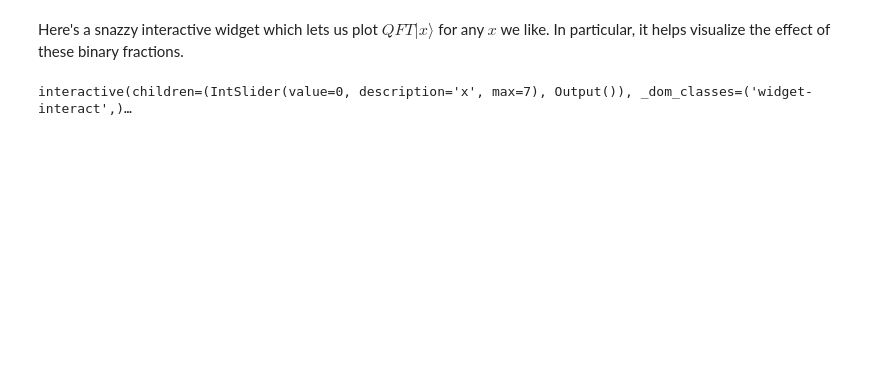
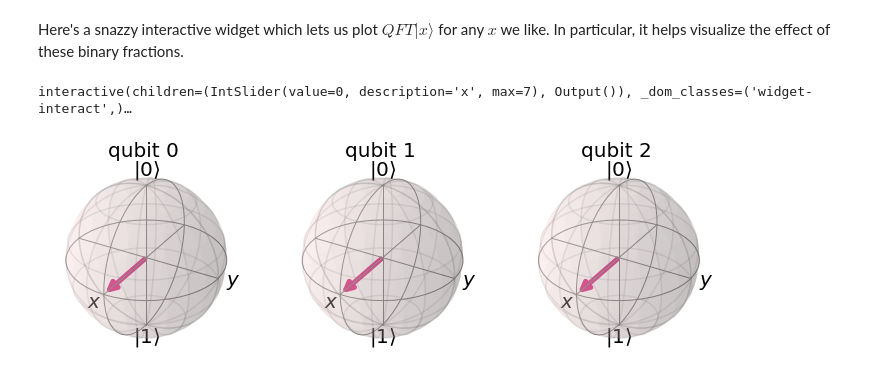
Before and after one commit to Duke-Undergrad-Quantum-Info-Society/house-course-2021-spring, a Jupyter notebook: Lecture9-Demo.ipynb, the cells around one changed output. Saved outputs shown, nothing was run; the diff lists cells and outputs as text; code cells hidden in the pictures; blank space fills up the shorter version.

```diff
--- a/Lecture9-Demo.ipynb
+++ b/Lecture9-Demo.ipynb
@@ -237,3 +237,10 @@ def update(x=0):
 interact(update, x= widgets.IntSlider(value=0, min=0, max=2**n - 1, step=1));
 # %% [output]
 interactive(children=(IntSlider(value=0, description='x', max=7), Output()), _dom_classes=('widget-interact',)…
+# %%
+qc = QuantumCircuit(3)
+qc.h(range(3))
+state = Statevector.from_instruction(qc)
+plot_bloch_multivector(state)
+# %% [output]
+[figure, added]
```
Also changed, not shown: parts of 6 cells of this notebook.
